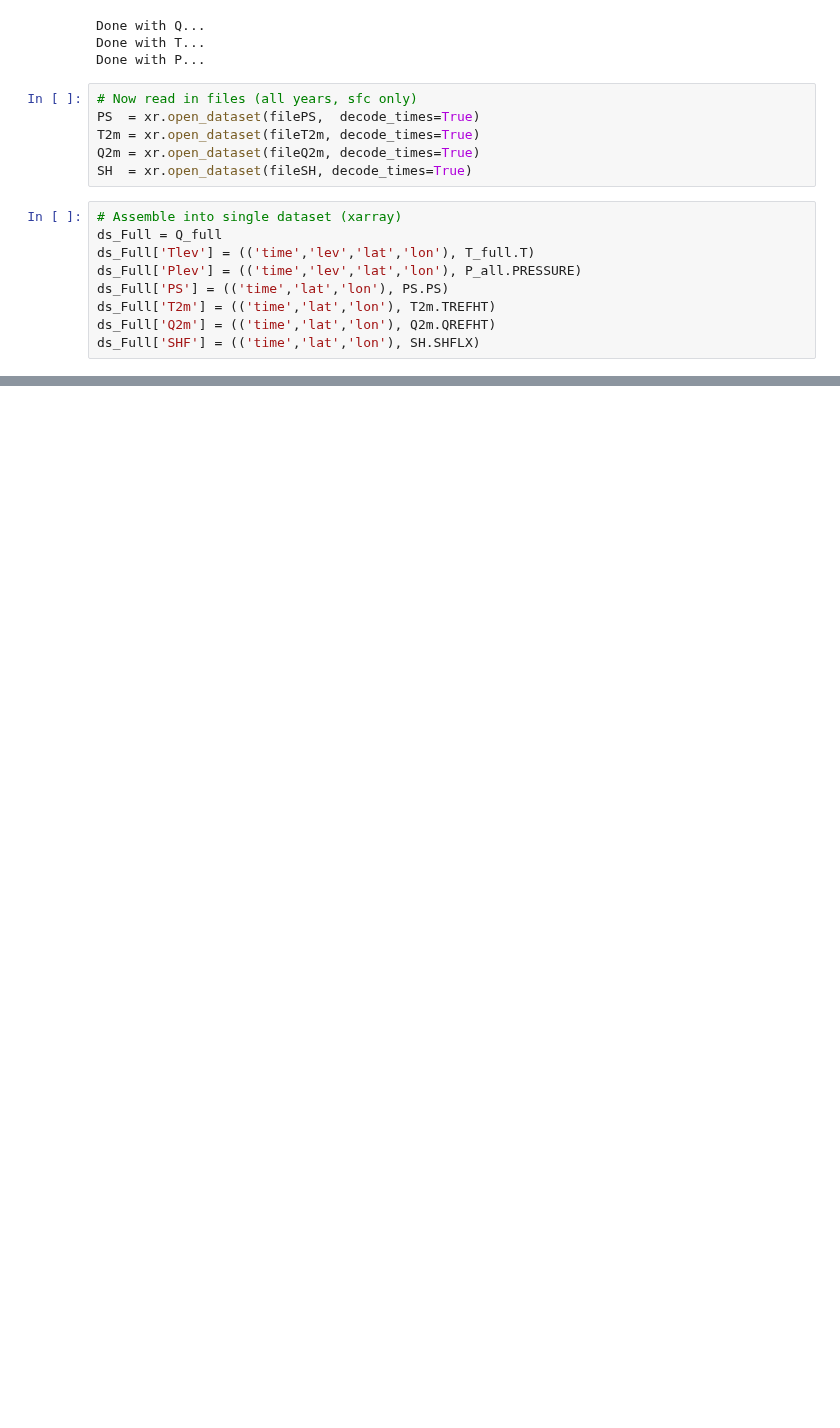
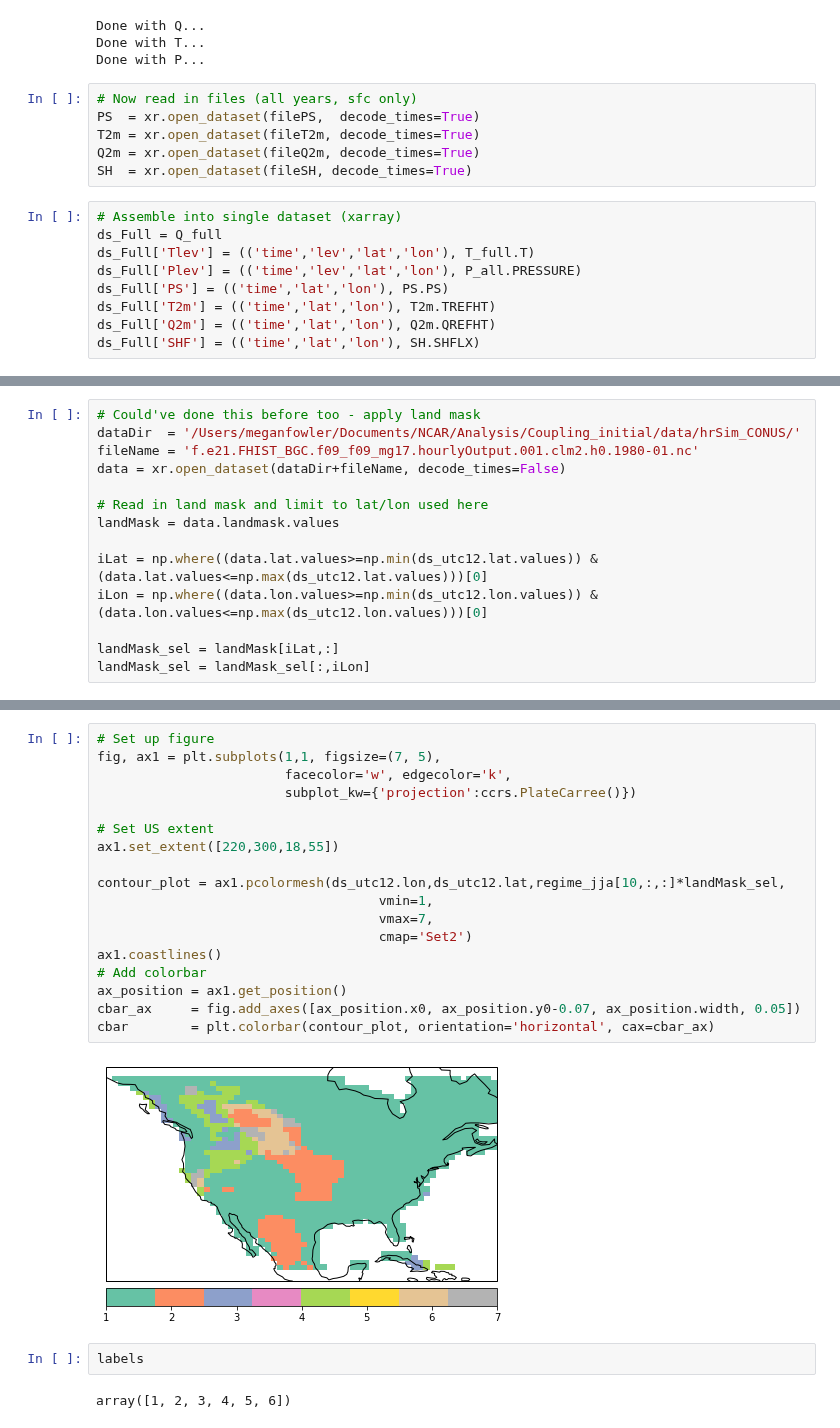
Before and after one commit to megandevlan/Coupling_CAM6CLM5, a Jupyter notebook: CTP-HI_low_CONUS.ipynb, the cells around one changed output, grey strips where cells are left out. Saved outputs shown, nothing was run; the diff lists cells and outputs as text; blank space fills up the shorter version.

```diff
--- a/CTP-HI_low_CONUS.ipynb
+++ b/CTP-HI_low_CONUS.ipynb
@@ -669,0 +192,14 @@ KeyboardInterrupt:
+# %%
+# Could've done this before too - apply land mask
+dataDir  = '/Users/meganfowler/Documents/NCAR/Analysis/Coupling_initial/data/hrSim_CONUS/'
+fileName = 'f.e21.FHIST_BGC.f09_f09_mg17.hourlyOutput.001.clm2.h0.1980-01.nc'
+data = xr.open_dataset(dataDir+fileName, decode_times=False)
+
+# Read in land mask and limit to lat/lon used here
+landMask = data.landmask.values
+
+iLat = np.where((data.lat.values>=np.min(ds_utc12.lat.values)) & (data.lat.values<=np.max(ds_utc12.lat.values)))[0]
+iLon = np.where((data.lon.values>=np.min(ds_utc12.lon.values)) & (data.lon.values<=np.max(ds_utc12.lon.values)))[0]
+
+landMask_sel = landMask[iLat,:]
+landMask_sel = landMask_sel[:,iLon]
@@ -669,0 +276,24 @@ KeyboardInterrupt:
+# %%
+# Set up figure
+fig, ax1 = plt.subplots(1,1, figsize=(7, 5),
+                        facecolor='w', edgecolor='k',
+                        subplot_kw={'projection':ccrs.PlateCarree()})
+
+# Set US extent
+ax1.set_extent([220,300,18,55])
+
+contour_plot = ax1.pcolormesh(ds_utc12.lon,ds_utc12.lat,regime_jja[10,:,:]*landMask_sel,
+                                    vmin=1,
+                                    vmax=7,
+                                    cmap='Set2')
+ax1.coastlines()
+# Add colorbar
+ax_position = ax1.get_position()
+cbar_ax     = fig.add_axes([ax_position.x0, ax_position.y0-0.07, ax_position.width, 0.05])
+cbar        = plt.colorbar(contour_plot, orientation='horizontal', cax=cbar_ax)
+# %% [output]
+[figure, added]
+# %%
+labels
+# %% [output]
+array([1, 2, 3, 4, 5, 6])
```
Also changed, not shown: parts of 49 cells of this notebook.
